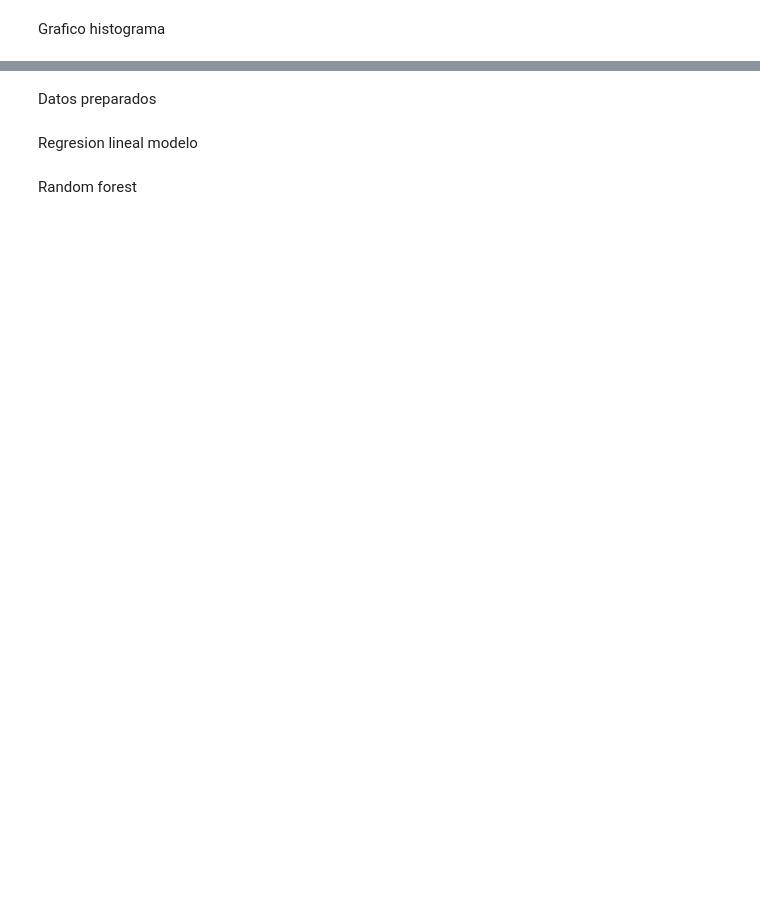
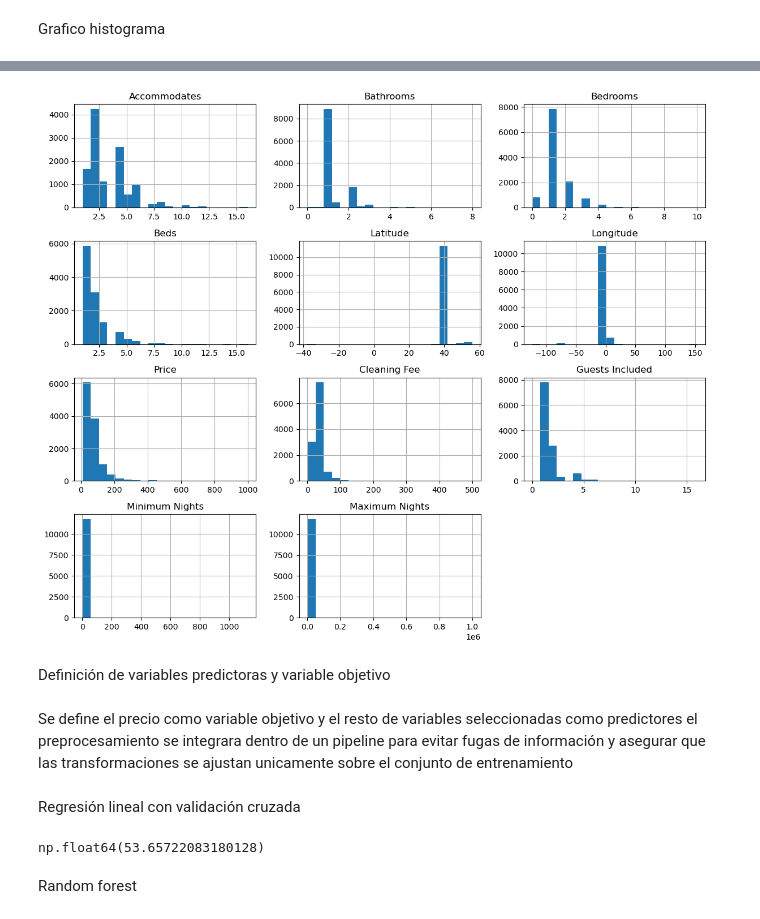
Before and after one commit to DiegoA-pixel/Machine_learning, a Jupyter notebook: Proyecto de machine learning.ipynb, the cells around one changed output, grey strips where cells are left out. Drawn from its saved outputs; the diff is of its cells as text; code cells hidden in the pictures; blank space fills up the shorter version.

```diff
--- a/Proyecto de machine learning.ipynb
+++ b/Proyecto de machine learning.ipynb
@@ -3,4 +3,5 @@ Dataset airbnb
 # %%
+
 import pandas as pd
 import numpy as np
 
@@ -11,12 +12,17 @@ from sklearn.pipeline import Pipeline
 from sklearn.metrics import mean_squared_error
 from sklearn.linear_model import LinearRegression
 from sklearn.ensemble import RandomForestRegressor
+from sklearn.impute import SimpleImputer
+
 
 import matplotlib.pyplot as plt
 import seaborn as sns
 
-
-ruta = r"airbnb-listings-extract.csv"
-
-df = pd.read_csv(ruta, sep=None, engine='python')
-df.head()
+ruta = "airbnb-listings-extract.csv"
+df = pd.read_csv(ruta, sep=None, engine="python")
+train_df, test_df = train_test_split(
+    df,
+    test_size=0.2,
+    random_state=42
+)
+train_df.head()
@@ -69,7 +122,12 @@ En los histogramas se puede ver que la mayoria de los graficos estan sesgados a
 # %%
-df2.hist(figsize=(12,10), bins=20)
+train_sel.hist(figsize=(12,10), bins=20)
 plt.tight_layout()
 plt.show()
+# %% [output]
+[figure, added]
 # %% [markdown]
-Datos preparados
+Definición de variables predictoras y variable objetivo
+# %% [markdown]
+Se define el precio como variable objetivo y el resto de variables seleccionadas como predictores
+el preprocesamiento se integrara dentro de un pipeline para evitar fugas de información y asegurar que las transformaciones se ajustan unicamente sobre el conjunto de entrenamiento
 # %%
@@ -94,18 +152,23 @@ preprocesamiento = ColumnTransformer(
     ]
 )
 # %% [markdown]
-Regresion lineal modelo
+Regresión lineal con validación cruzada
 # %%
 modelo_lr = Pipeline(steps=[
     ("prep", preprocesamiento),
     ("lr", LinearRegression())
 ])
 
-modelo_lr.fit(X_train, y_train)
+rmse_lr_cv = -cross_val_score(
+    modelo_lr,
+    X_train,
+    y_train,
+    cv=5,
+    scoring="neg_root_mean_squared_error"
+)
 
-pred_lr = modelo_lr.predict(X_test)
-rmse_lr = np.sqrt(mean_squared_error(y_test, pred_lr))
-
-rmse_lr
+rmse_lr_cv.mean()
+# %% [output]
+np.float64(53.65722083180128)
 # %% [markdown]
 Random forest
```
Also changed, not shown: parts of 18 cells of this notebook.
